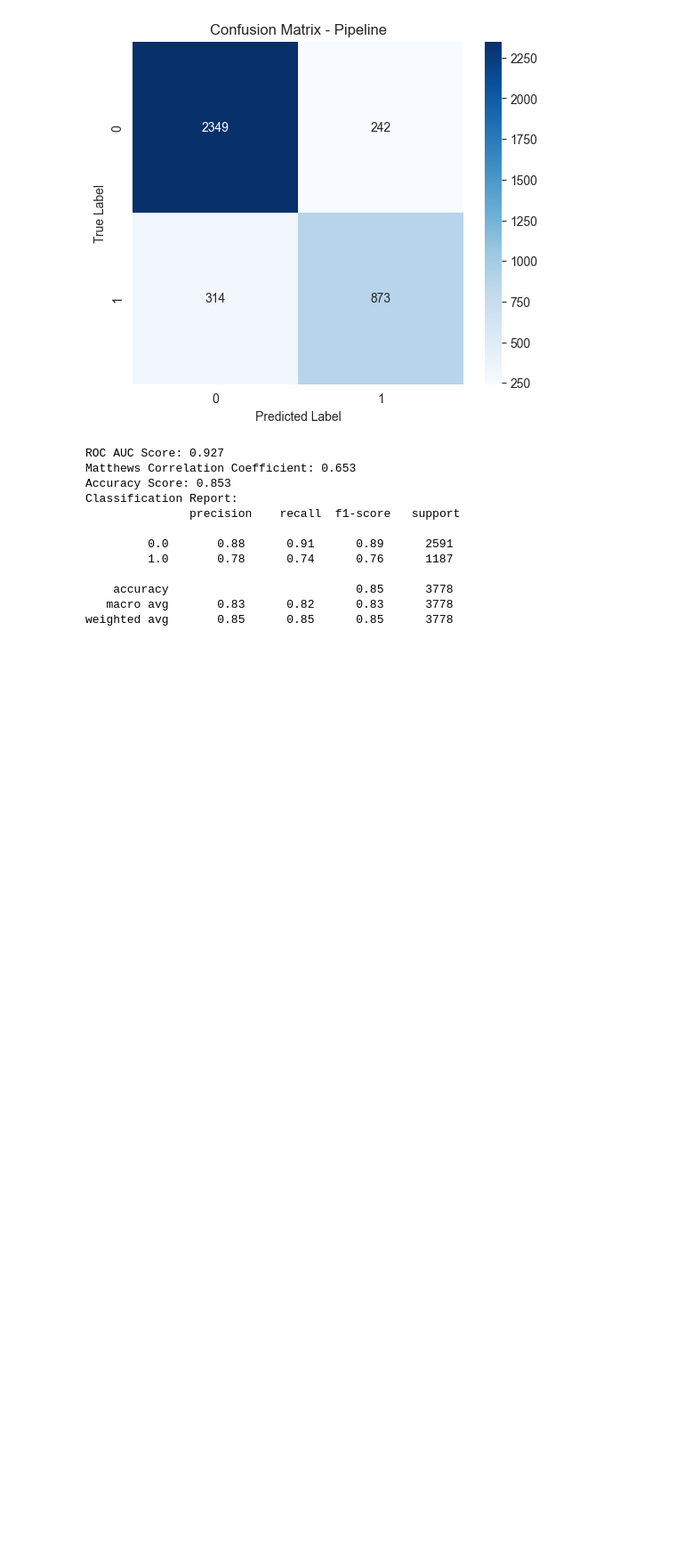
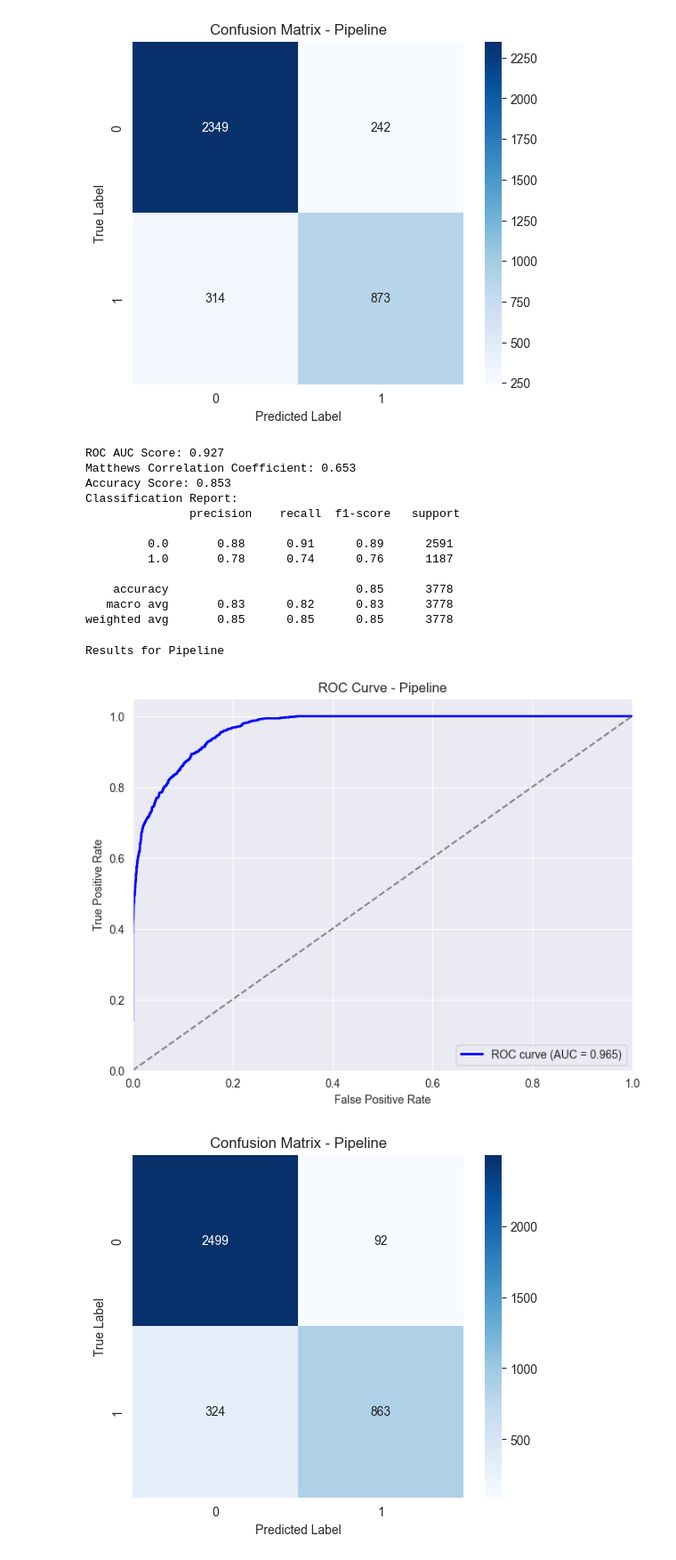
Before and after one commit to xpartla/Bakalarka, a Jupyter notebook: comparing.ipynb, the cells around one changed output. Shown at 89% size. Saved outputs shown, nothing was run; the diff lists cells and outputs as text; code cells hidden in the pictures; blank space fills up the shorter version.

```diff
--- a/comparing.ipynb
+++ b/comparing.ipynb
@@ -506,3 +520,47 @@ Classification Report:
     accuracy                           0.85      3778
    macro avg       0.83      0.82      0.83      3778
 weighted avg       0.85      0.85      0.85      3778
+# %%
+print(f"\nResults for {improved_lgbm_pipeline.__class__.__name__}")
+
+try:
+    y_prob = improved_lgbm_pipeline.predict_proba(X_test)[:, 1]
+except AttributeError:
+    y_prob = improved_lgbm_pipeline.decision_function(X_test)
+
+y_pred = improved_lgbm_pipeline.predict(X_test)
+
+fpr, tpr, _ = roc_curve(y_test, y_prob)
+roc_auc = auc(fpr, tpr)
+
+class_report = classification_report(y_test, y_pred)
+mcc = matthews_corrcoef(y_test, y_pred)
+accuracy = accuracy_score(y_test, y_pred)
+conf_matrix = confusion_matrix(y_test, y_pred)
+
+plt.figure(figsize=(8, 6))
+plt.plot(fpr, tpr, color="blue", lw=2, label=f"ROC curve (AUC = {roc_auc:.3f})")
+plt.plot([0, 1], [0, 1], color="gray", linestyle="--")
+plt.xlim([0.0, 1.0])
+plt.ylim([0.0, 1.05])
+plt.xlabel("False Positive Rate")
+plt.ylabel("True Positive Rate")
+plt.title(f"ROC Curve - {improved_lgbm_pipeline.__class__.__name__}")
+plt.legend(loc="lower right")
+plt.show()
+
+plt.figure(figsize=(6, 5))
+sns.heatmap(conf_matrix, annot=True, fmt="d", cmap="Blues", xticklabels=[0, 1], yticklabels=[0, 1])
+plt.xlabel("Predicted Label")
+plt.ylabel("True Label")
+plt.title(f"Confusion Matrix - {improved_lgbm_pipeline.__class__.__name__}")
+plt.show()
+
+print(f"ROC AUC Score: {roc_auc:.3f}")
+print(f"Matthews Correlation Coefficient: {mcc:.3f}")
+print(f"Accuracy Score: {accuracy:.3f}")
+print("Classification Report:\n", class_report)
+# %% [output]
+Results for Pipeline
+[figure, added]
+[figure, added]
```
Also changed, not shown: parts of 6 cells of this notebook, 19 other files.
